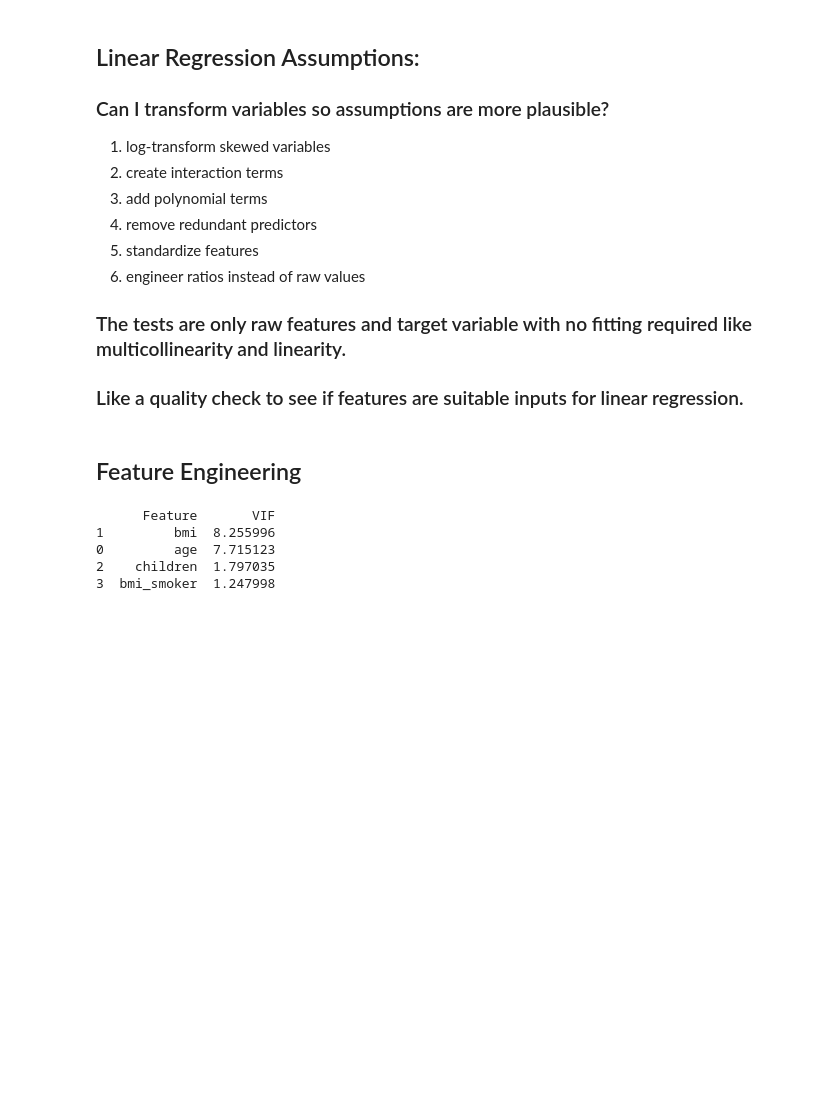
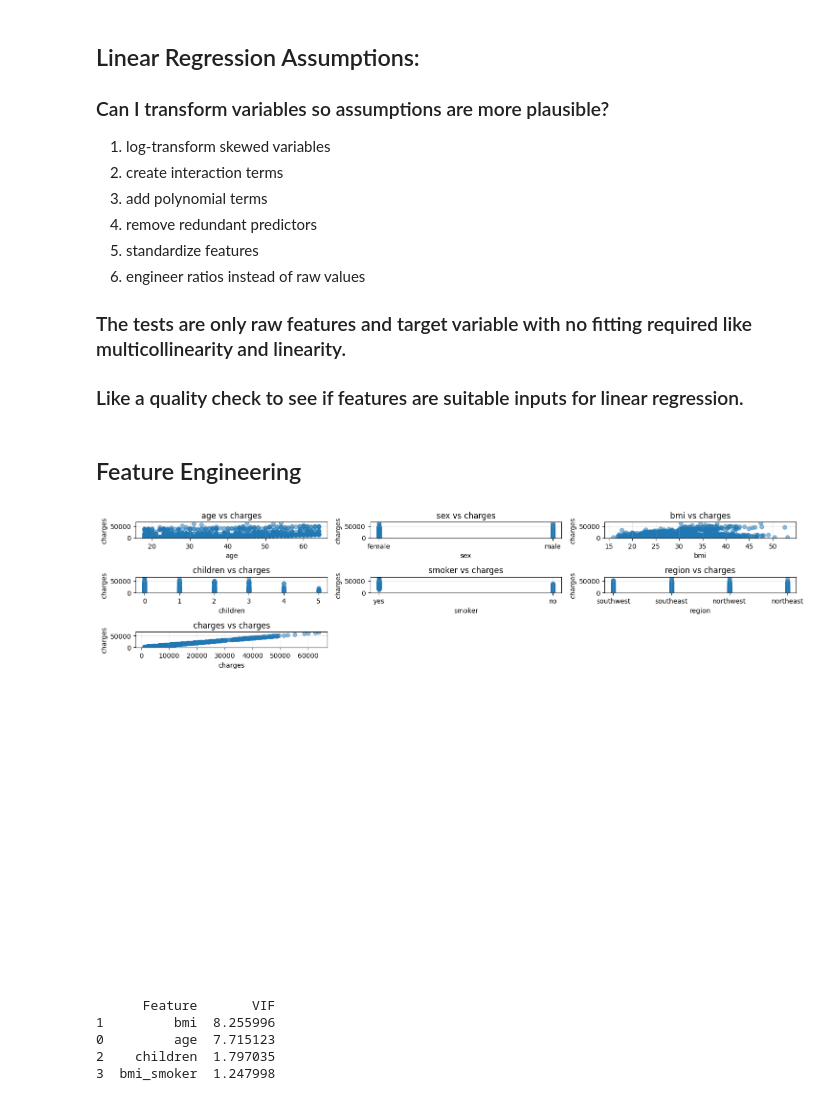
Before and after one commit to lokkenchan/linear_regression_001, a Jupyter notebook: notebooks/02_feature_engineering.ipynb, the cells around one changed output. Saved outputs shown, nothing was run; the diff lists cells and outputs as text; code cells hidden in the pictures; blank space fills up the shorter version.

Commit message:
Added plot_linearity_checks to regression_tests and feature_engineering.ipynb

```diff
--- a/notebooks/02_feature_engineering.ipynb
+++ b/notebooks/02_feature_engineering.ipynb
@@ -116,6 +116,10 @@ baseline_feature_names = ["age", "bmi", "children", "smoker", "region", "sex"]
 
 # Candidate: add new features you want to test
 candidate_feature_names = ["age", "bmi", "sex", "smoker", "children", "region", "bmi_smoker"]
+# %%
+plot_linearity_checks(df,df.iloc[:,:].columns.to_list(),'charges')
+# %% [output]
+[figure, added]
 # %%
 # VIF test before preprocessing -- Note that VIF will be high for interaction terms.
 all_features = build_prototype_features(X_train)
```
Also changed, not shown: parts of 1 cell of this notebook, 3 other files.
